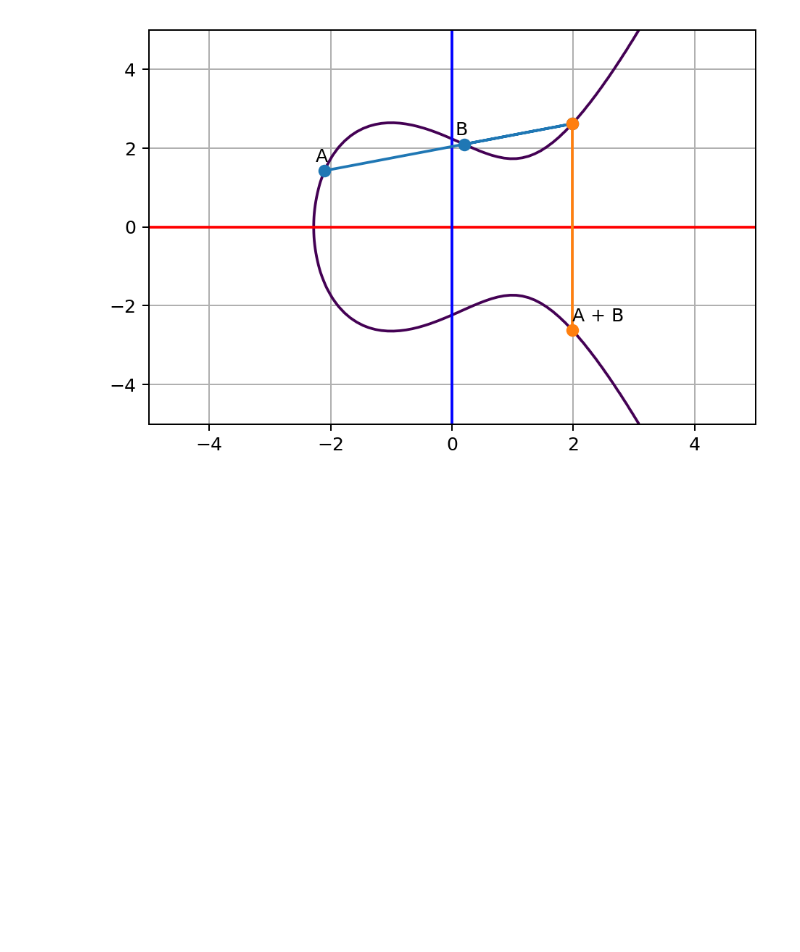
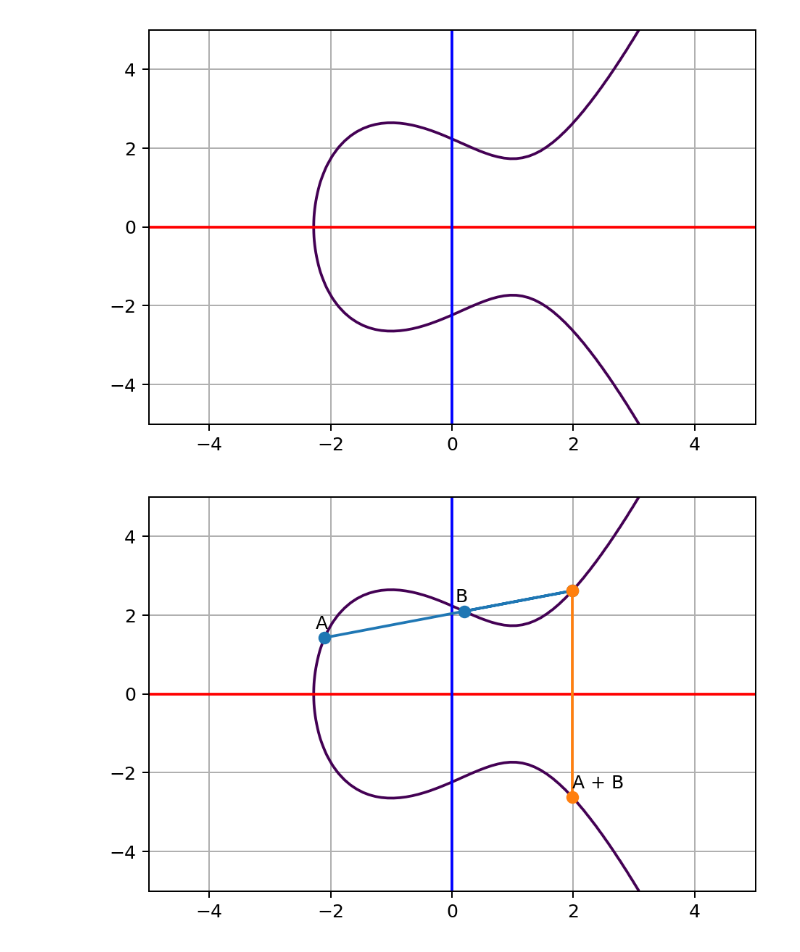
Before and after one commit to fangpenlin/elliptic-curve-explained, a Jupyter notebook: elliptic-curve-explained.ipynb, the cells around one changed output. Saved outputs shown, nothing was run; the diff lists cells and outputs as text; code cells hidden in the pictures; blank space fills up the shorter version.

```diff
--- a/elliptic-curve-explained.ipynb
+++ b/elliptic-curve-explained.ipynb
@@ -104,3 +125,9 @@ def plot_double_point_curve(p, p_annotation, sum_point_annotation):
+# %%
+plot_ec()
+plt.grid()
+plt.show()
+# %% [output]
+[figure, added]
 # %%
 a = Point(-2.1, y_value(A, B, -2.1))
 b = Point(0.2, y_value(A, B, 0.2))
```
Also changed, not shown: parts of 3 cells of this notebook.
